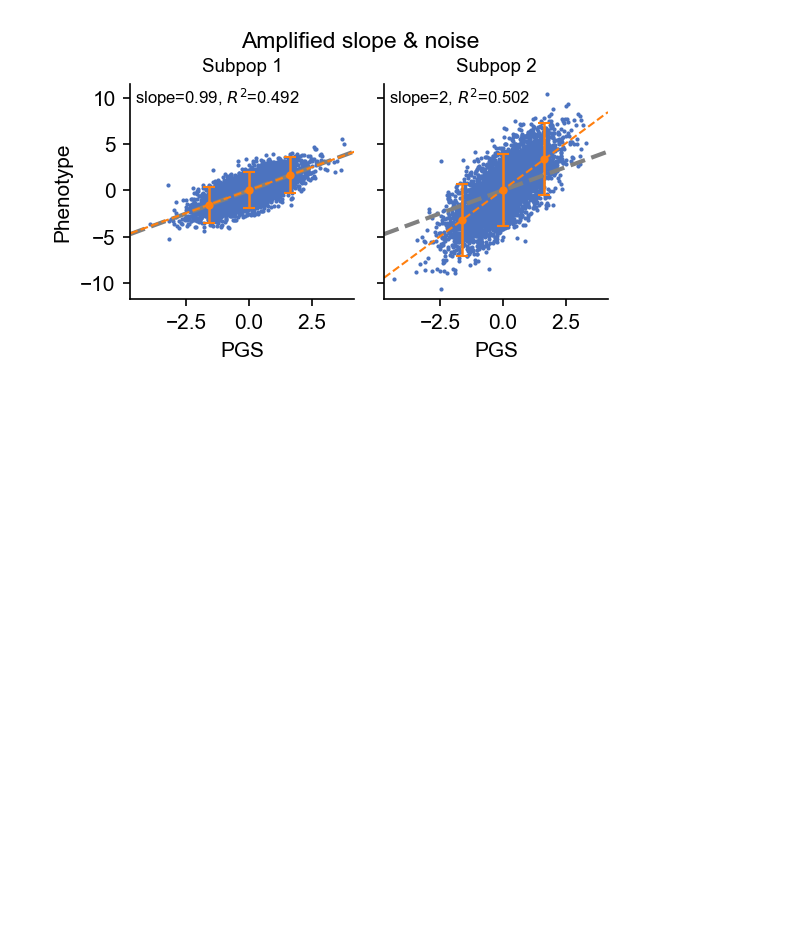
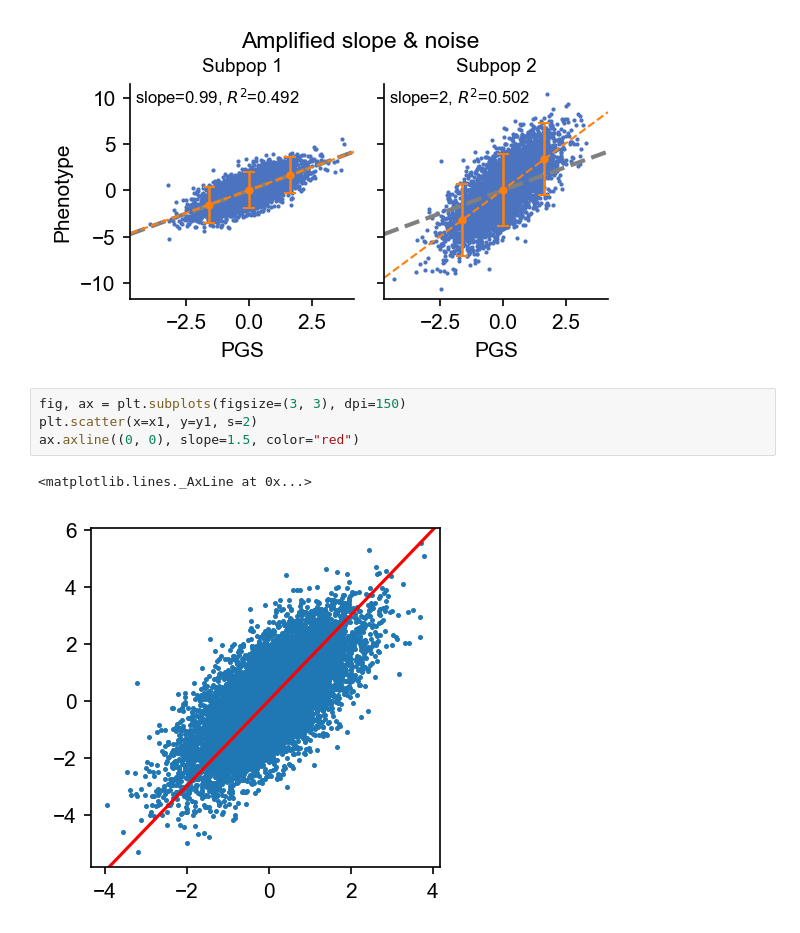
Before and after one commit to KangchengHou/calpred-manuscript, a Jupyter notebook: experiments/make-schema/var-r2.ipynb, the cells around one changed output. Drawn from its saved outputs; the diff is of its cells as text; blank space fills up the shorter version.

```diff
--- a/experiments/make-schema/var-r2.ipynb
+++ b/experiments/make-schema/var-r2.ipynb
@@ -141,3 +140,10 @@ fig.savefig("amplified_slope.png", bbox_inches="tight")
 ## slope=0.99, R2=0.492
 ## slope=2, R2=0.502
 [figure]
+# %%
+fig, ax = plt.subplots(figsize=(3, 3), dpi=150)
+plt.scatter(x=x1, y=y1, s=2)
+ax.axline((0, 0), slope=1.5, color="red")
+# %% [output]
+<matplotlib.lines._AxLine at 0x...>
+[figure, added]
```
Also changed, not shown: parts of 1 cell of this notebook, 13 other files.
